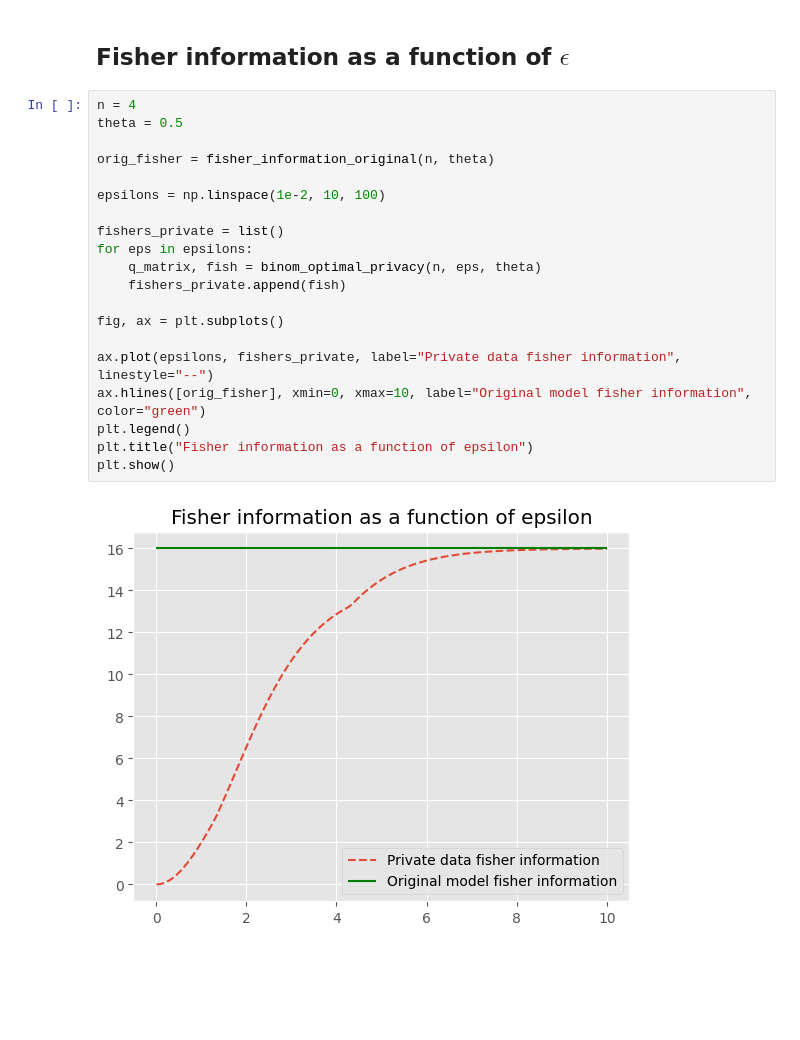
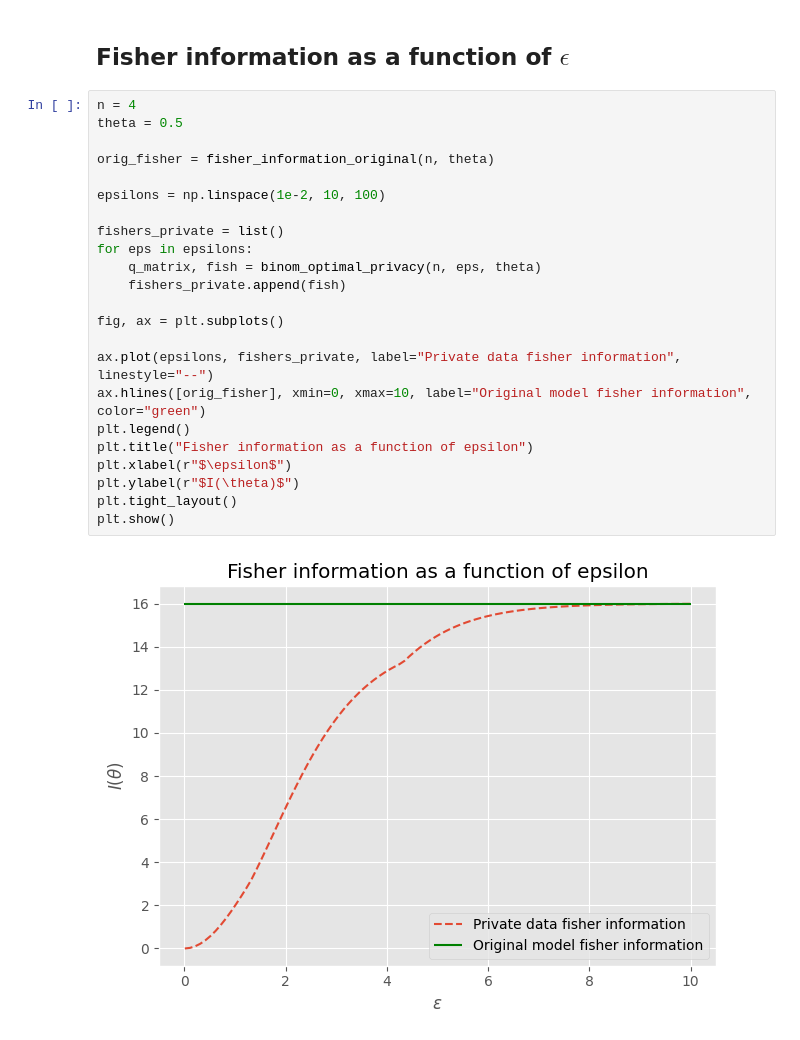
Before and after one commit to MatejVe/locally_efficient_differential_privacy, a Jupyter notebook: linear_programme.ipynb, the cells around one changed output. Drawn from its saved outputs; the diff is of its cells as text; blank space fills up the shorter version.

```diff
--- a/linear_programme.ipynb
+++ b/linear_programme.ipynb
@@ -348,22 +348,25 @@ plt.show()
 # %%
 n = 4
 theta = 0.5
 
 orig_fisher = fisher_information_original(n, theta)
 
 epsilons = np.linspace(1e-2, 10, 100)
 
 fishers_private = list()
 for eps in epsilons:
     q_matrix, fish = binom_optimal_privacy(n, eps, theta)
     fishers_private.append(fish)
 
 fig, ax = plt.subplots()
 
 ax.plot(epsilons, fishers_private, label="Private data fisher information", linestyle="--")
 ax.hlines([orig_fisher], xmin=0, xmax=10, label="Original model fisher information", color="green")
 plt.legend()
 plt.title("Fisher information as a function of epsilon")
+plt.xlabel(r"$\epsilon$")
+plt.ylabel(r"$I(\theta)$")
+plt.tight_layout()
 plt.show()
 # %% [output]
-[figure, old version]
+[figure, new version]
```
Also changed, not shown: parts of 2 cells of this notebook, 1 other file.
